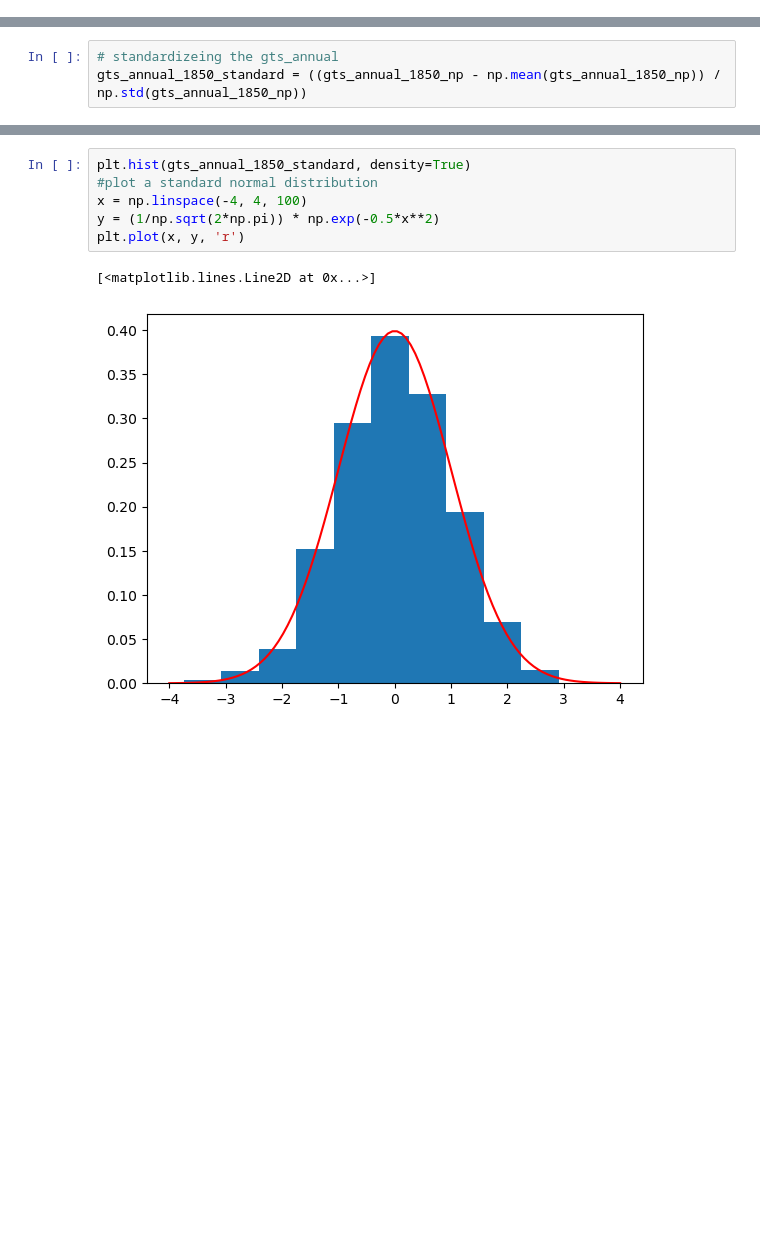
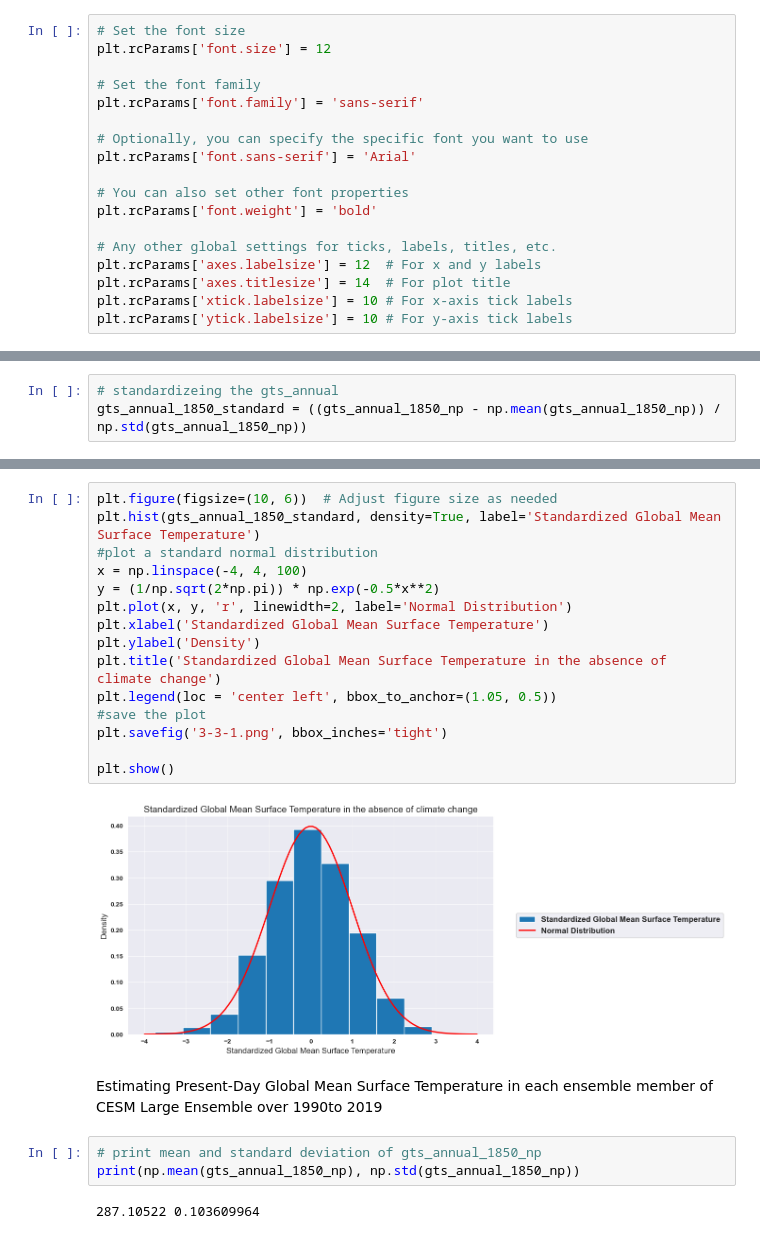
Before and after one commit to masoud-akbarzadeh/Objective_analysis_HW, a Jupyter notebook: HW1/HW1_problem3.ipynb, the cells around one changed output, grey strips where cells are left out. Drawn from its saved outputs; the diff is of its cells as text; blank space fills up the shorter version.

```diff
--- a/HW1/HW1_problem3.ipynb
+++ b/HW1/HW1_problem3.ipynb
@@ -14,3 +6,21 @@ NameError: name 'xr' is not defined
+# %%
+# Set the font size
+plt.rcParams['font.size'] = 12
+
+# Set the font family
+plt.rcParams['font.family'] = 'sans-serif'
+
+# Optionally, you can specify the specific font you want to use
+plt.rcParams['font.sans-serif'] = 'Arial'
+
+# You can also set other font properties
+plt.rcParams['font.weight'] = 'bold'
+
+# Any other global settings for ticks, labels, titles, etc.
+plt.rcParams['axes.labelsize'] = 12  # For x and y labels
+plt.rcParams['axes.titlesize'] = 14  # For plot title
+plt.rcParams['xtick.labelsize'] = 10 # For x-axis tick labels
+plt.rcParams['ytick.labelsize'] = 10 # For y-axis tick labels
 # %%
 nc_file_path = 'C:\Phd\Objective Analysis\Homeworks\HW1\Data\TS_timeseries_cesmle_1850.nc'
 TS_cesmle_1850_nc = nc.Dataset(nc_file_path, 'r')
@@ -136,11 +171,26 @@ plt.hist(gts_annual_1850_np, density=True)
  <BarContainer object of 10 artists>)
 [figure]
 # %%
-plt.hist(gts_annual_1850_standard, density=True)
+plt.figure(figsize=(10, 6))  # Adjust figure size as needed
+plt.hist(gts_annual_1850_standard, density=True, label='Standardized Global Mean Surface Temperature')
 #plot a standard normal distribution
 x = np.linspace(-4, 4, 100)
 y = (1/np.sqrt(2*np.pi)) * np.exp(-0.5*x**2)
-plt.plot(x, y, 'r')
+plt.plot(x, y, 'r', linewidth=2, label='Normal Distribution')
+plt.xlabel('Standardized Global Mean Surface Temperature')
+plt.ylabel('Density')
+plt.title('Standardized Global Mean Surface Temperature in the absence of climate change')
+plt.legend(loc = 'center left', bbox_to_anchor=(1.05, 0.5))
+#save the plot
+plt.savefig('3-3-1.png', bbox_inches='tight')
+
+plt.show()
 # %% [output]
-[<matplotlib.lines.Line2D at 0x...>]
-[figure, old version]
+[figure, new version]
+# %% [markdown]
+Estimating Present-Day Global Mean Surface Temperature in each ensemble member of CESM Large Ensemble over 1990to 2019
+# %%
+# print mean and standard deviation of gts_annual_1850_np
+print(np.mean(gts_annual_1850_np), np.std(gts_annual_1850_np))
+# %% [output]
+287.10522 0.103609964
```
Also changed, not shown: parts of 19 cells of this notebook, 13 other files.
